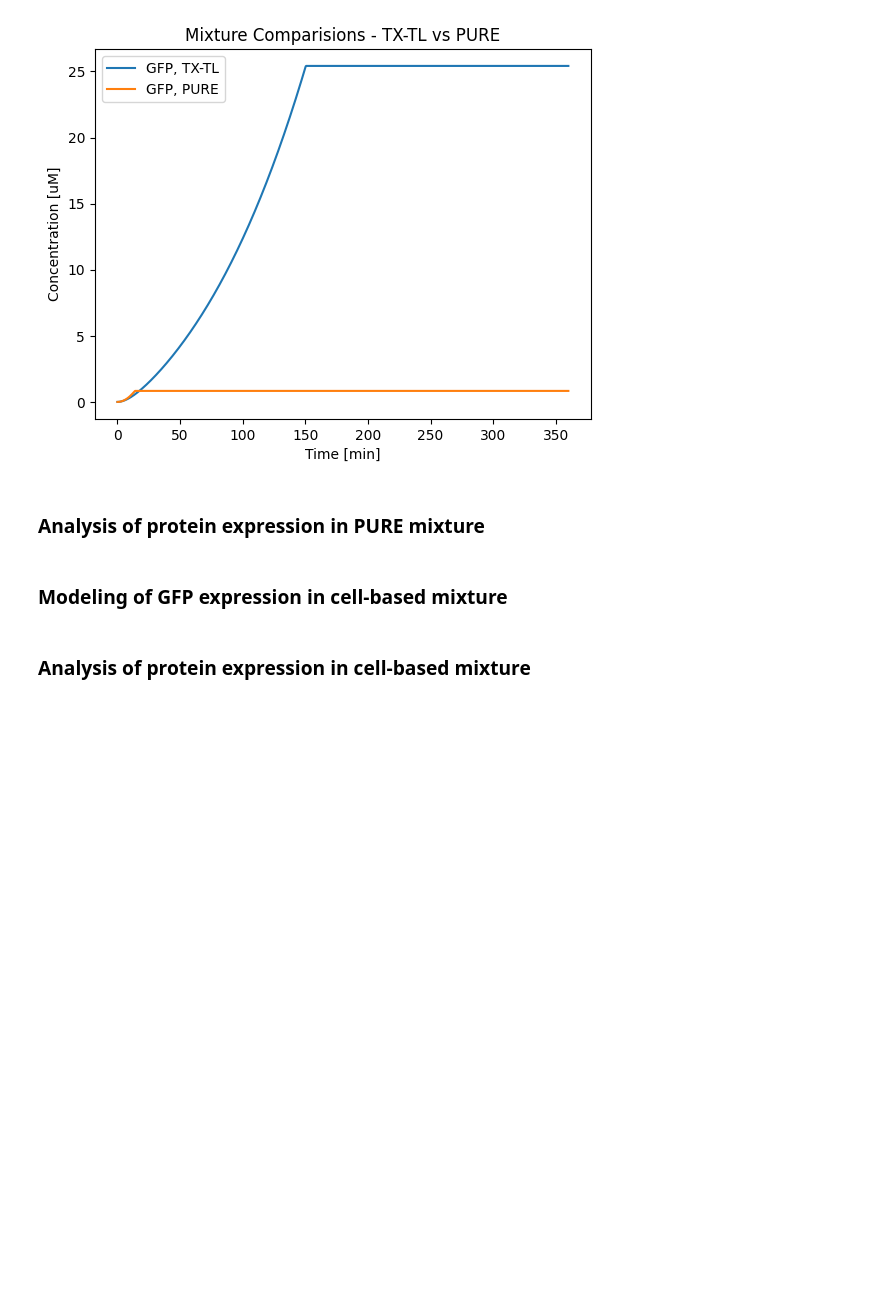
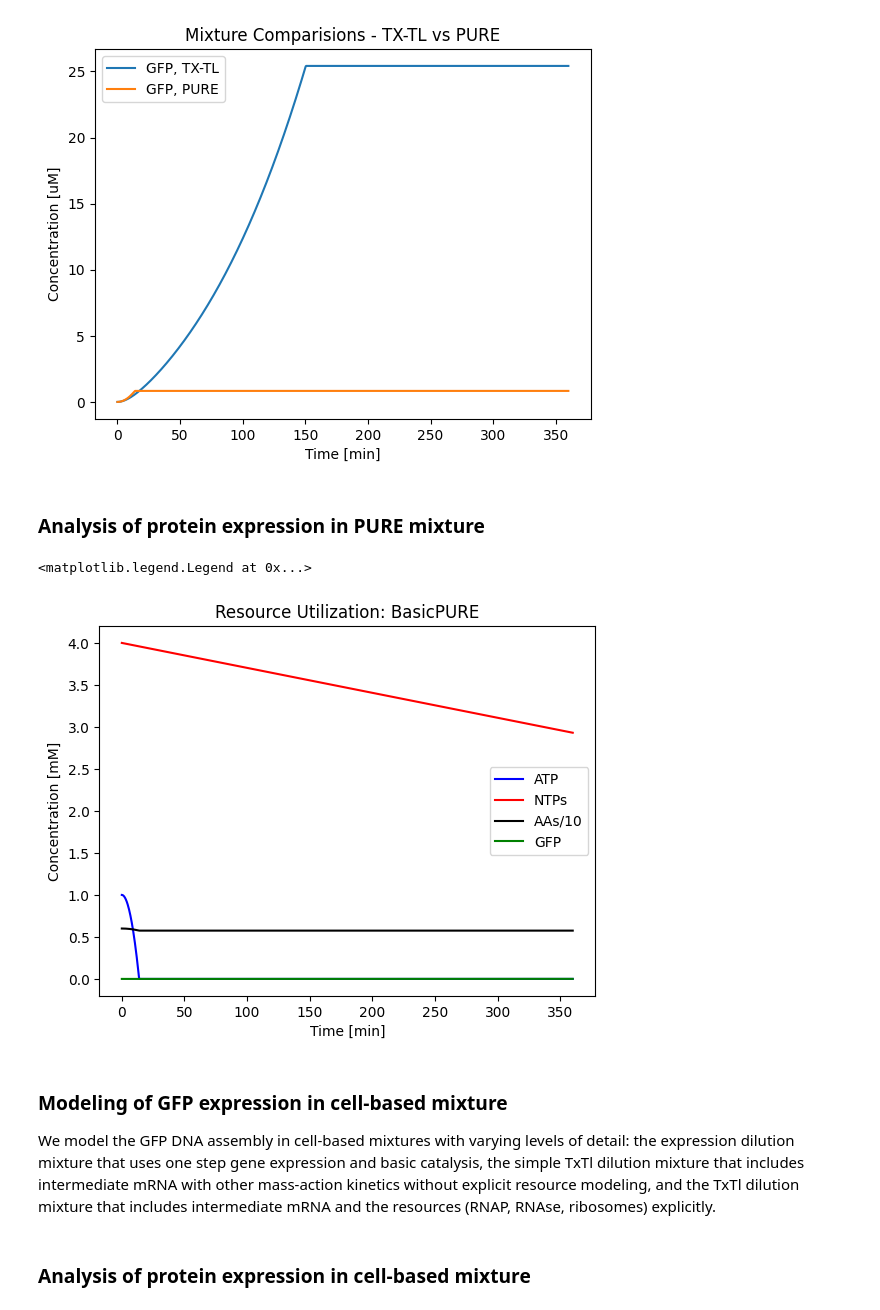
Before and after one commit to BuildACell/bioCRNpyler, a Jupyter notebook: examples/10. Hierarchical Modeling of Protein Expression.ipynb, the cells around one changed output. Cells and saved outputs as stored; diff of their text form; code cells hidden in the pictures; blank space fills up the shorter version.

Commit message:
working notebook that replaces gfp_expression.py

```diff
--- a/examples/10. Hierarchical Modeling of Protein Expression.ipynb
+++ b/examples/10. Hierarchical Modeling of Protein Expression.ipynb
@@ -259,7 +259,27 @@ plt.legend()
 # %% [markdown]
 ### Analysis of protein expression in PURE mixture
 # %%
-# new code here
+plt.figure(6)
+plt.clf()
+
+plt.plot(timepts / min, pure_res['metabolite_ATP'] / mM, 'b-', label='ATP')
+plt.plot(timepts / min, pure_res['metabolite_NTPs'] / mM, 'r', label='NTPs')
+plt.plot(
+    timepts / min,
+    pure_res['metabolite_AAs'] / mM / 10,
+    'k',
+    label='AAs/10',
+)
+plt.plot(timepts / min, pure_res['protein_GFP'] / mM, 'g', label='GFP')
+
+plt.title("Resource Utilization: BasicPURE")
+plt.xlabel("Time [min]")
+plt.ylabel("Concentration [mM]")
+plt.legend()
+# %% [output]
+<matplotlib.legend.Legend at 0x...>
+[figure, added]
 # %% [markdown]
 ### Modeling of GFP expression in cell-based mixture
+We model the GFP DNA assembly in cell-based mixtures with varying levels of detail: the expression dilution mixture that uses one step gene expression and basic catalysis, the simple TxTl dilution mixture that includes intermediate mRNA with other mass-action kinetics without explicit resource modeling, and the TxTl dilution mixture that includes intermediate mRNA and the resources (RNAP, RNAse, ribosomes) explicitly.
 # %%
```
Also changed, not shown: parts of 4 cells of this notebook, 1 other file.
